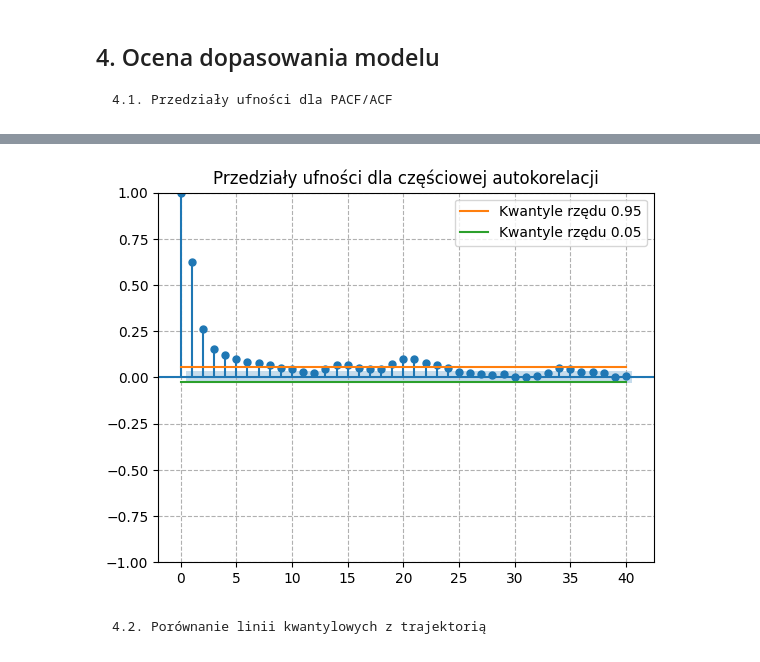
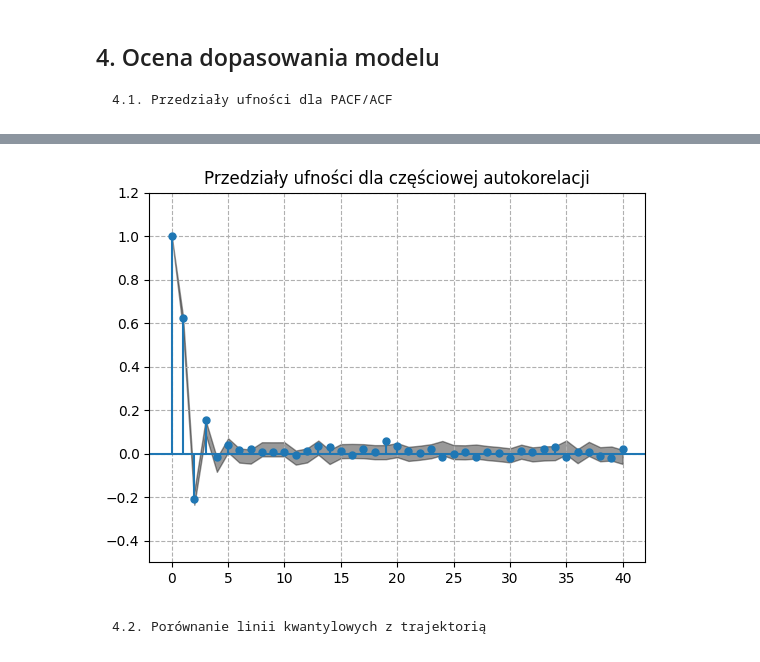
Before and after one commit to MagdalenaSudol/Model_ARMA, a Jupyter notebook: raport_boston.ipynb, the cells around one changed output, grey strips where cells are left out. Drawn from its saved outputs; the diff is of its cells as text; code cells hidden in the pictures.

```diff
--- a/raport_boston.ipynb
+++ b/raport_boston.ipynb
@@ -517,30 +528,22 @@ plt.show()
 # %%
-upper_quantile_values_pacf = np.zeros(len(h))
-lower_quantile_values_pacf = np.zeros(len(h))
+#przedziały ufności dla częściowej autokorelacji
+z = np.random.normal(0, np.sqrt(sigma_2), n)
+x = np.zeros(n)
+for i in range(2, len(x)):
+    x[i] = parameters[0]*x[i-1] + parameters[1]*x[i-2] + z[i] + parameters[2]*z[i-1] + parameters[3]*z[i-2]
 
-for h_value in h:
-    pacf_values = np.zeros(N)
-    for j in range(N):
-        z = np.random.normal(0, np.sqrt(sigma_2), n)
-        x = np.zeros(n)
-        for i in range(2, len(x)):
-            x[i] = parameters[0]*x[i-1] + parameters[1]*x[i-2] + z[i] + parameters[2]*z[i-1] + parameters[3]*z[i-2]
-
-        pacf = partialautocor(x, h)
-        pacf_values[j] = pacf[h_value]
-
-    upper_quantile_values_pacf[h_value] = np.quantile(acf_values, 0.95)
-    lower_quantile_values_pacf[h_value] = np.quantile(acf_values, 0.05)
-
-plot_acf(Yt, lags=40, alpha=None)
-plt.plot(h, upper_quantile_values_pacf, label="Kwantyle rzędu 0.95")
-plt.plot(h, lower_quantile_values_pacf, label="Kwantyle rzędu 0.05")
-plt.legend()
-plt.grid(linestyle="--")
-plt.title("Przedziały ufności dla częściowej autokorelacji")
-plt.show()
+partial_correlation, confidence_intervals_pacf = pacf(x, 40, alpha=0.05)
+lower_quantile_values_pacf = [interval[0] for interval in confidence_intervals_pacf]
+upper_quantile_values_pacf = [interval[1] for interval in confidence_intervals_pacf]
-# %% [output]
-[figure, removed]
+# %%
+plot_pacf(Yt, lags=40, alpha=None)
+plt.fill_between(h, upper_quantile_values_pacf, lower_quantile_values_pacf, color="black", alpha=0.4)
+plt.grid(linestyle="--")
+plt.ylim(-0.5, 1.2)
+plt.title("Przedziały ufności dla częściowej autokorelacji")
+plt.show()
+# %% [output]
+[figure, added]
 # %% [markdown]
     4.2. Porównanie linii kwantylowych z trajektorią
 # %% [markdown]
```
Also changed, not shown: parts of 3 cells of this notebook.
